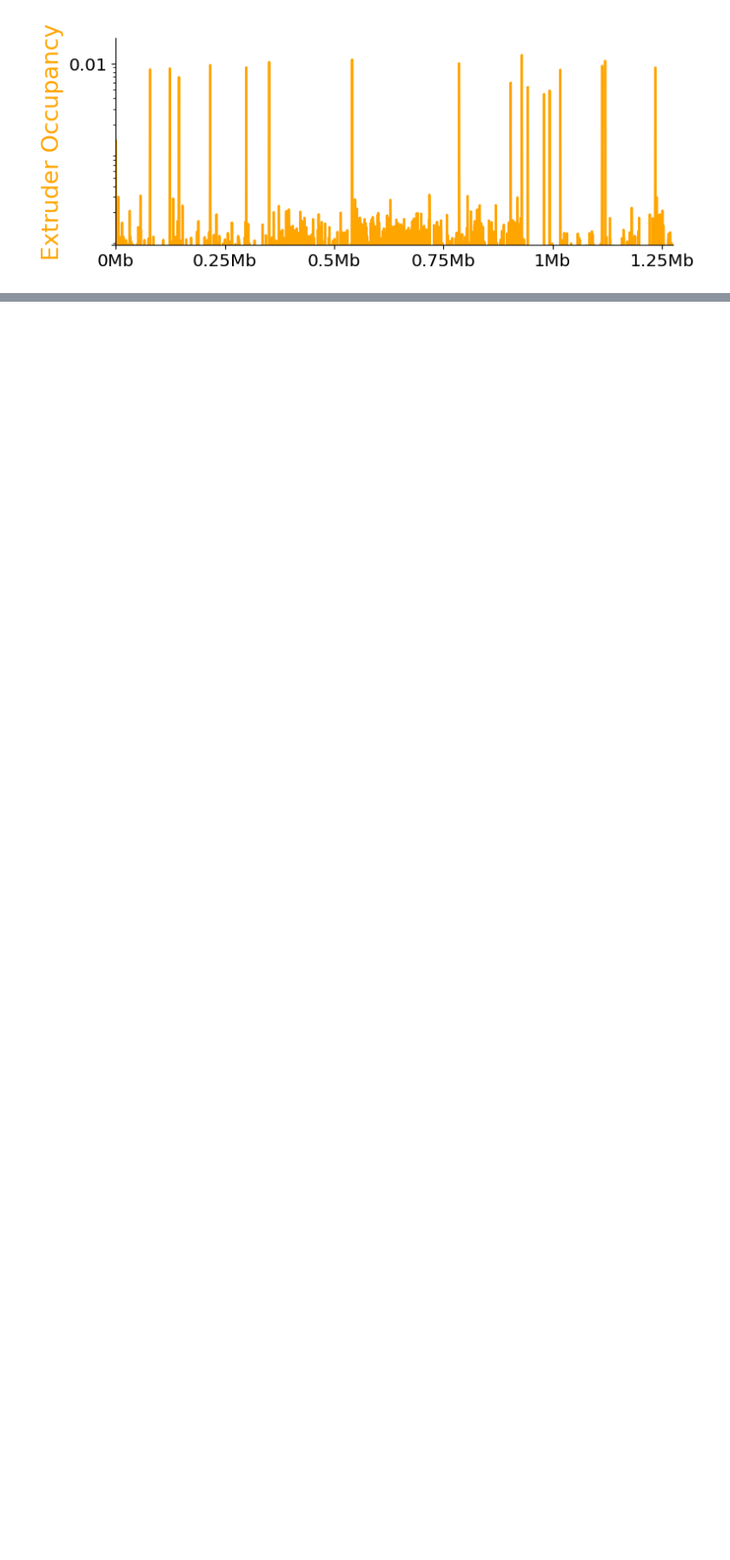
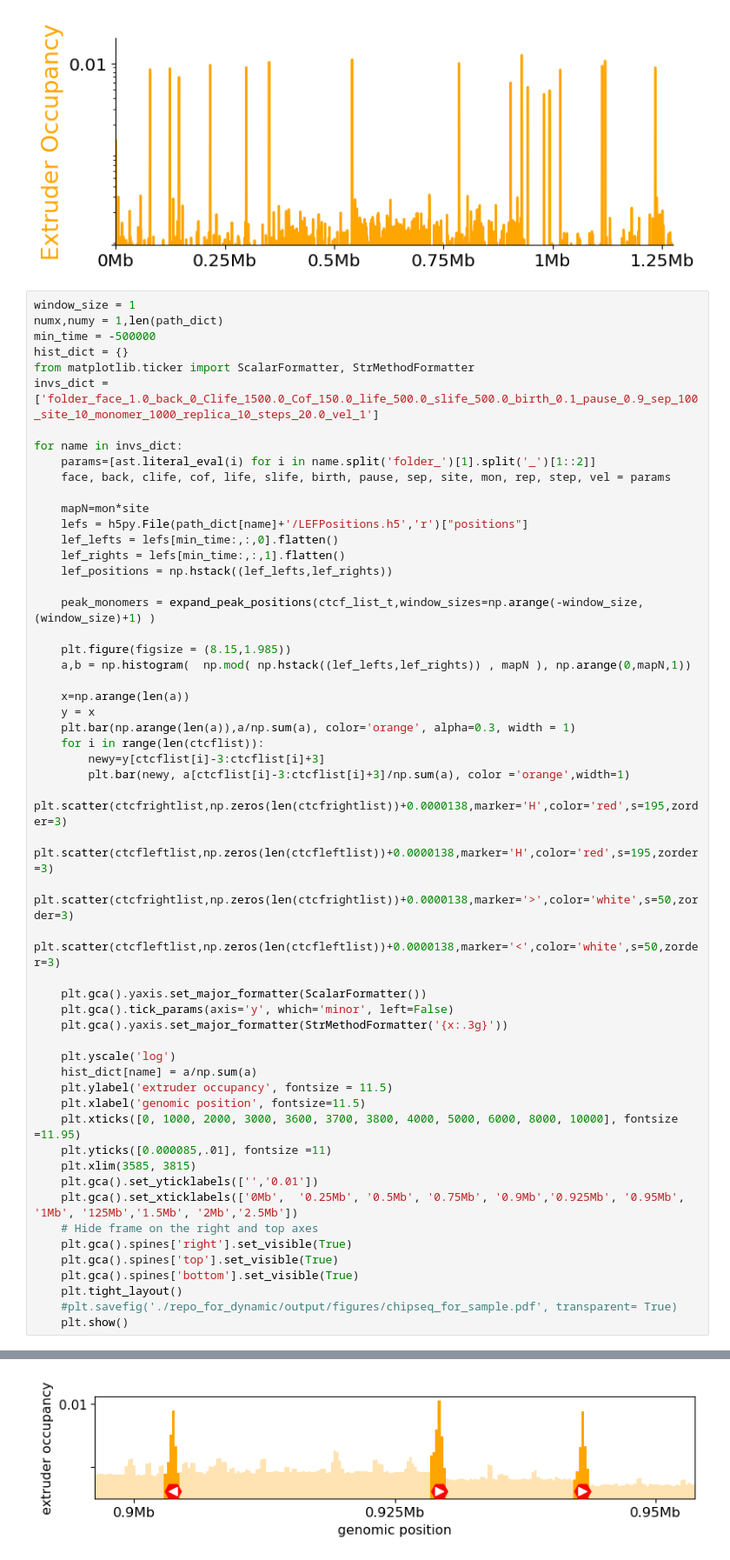
Before and after one commit to Fudenberg-Research-Group/dynamic_extrusion_boundaries, a Jupyter notebook: analysis/virtual_chip_seqs.ipynb, the cells around one changed output, grey strips where cells are left out. Shown at 87% size. Cells and saved outputs as stored; diff of their text form; blank space fills up the shorter version.

Commit message:
adding visualization for chip-seq cartoon

```diff
--- a/analysis/virtual_chip_seqs.ipynb
+++ b/analysis/virtual_chip_seqs.ipynb
@@ -202,3 +202,58 @@ for name in invs_dict:
 [figure]
 [figure]
 [figure]
+# %%
+window_size = 1
+numx,numy = 1,len(path_dict)
+min_time = -500000
+hist_dict = {}
+from matplotlib.ticker import ScalarFormatter, StrMethodFormatter
+invs_dict = ['folder_face_1.0_back_0_Clife_1500.0_Cof_150.0_life_500.0_slife_500.0_birth_0.1_pause_0.9_sep_100_site_10_monomer_1000_replica_10_steps_20.0_vel_1']
+
+for name in invs_dict:
+    params=[ast.literal_eval(i) for i in name.split('folder_')[1].split('_')[1::2]]
+    face, back, clife, cof, life, slife, birth, pause, sep, site, mon, rep, step, vel = params
+
+    mapN=mon*site
+    lefs = h5py.File(path_dict[name]+'/LEFPositions.h5','r')["positions"]
+    lef_lefts = lefs[min_time:,:,0].flatten()
+    lef_rights = lefs[min_time:,:,1].flatten()
+    lef_positions = np.hstack((lef_lefts,lef_rights))
+
+    peak_monomers = expand_peak_positions(ctcf_list_t,window_sizes=np.arange(-window_size,(window_size)+1) )
+
+    plt.figure(figsize = (8.15,1.985))
+    a,b = np.histogram(  np.mod( np.hstack((lef_lefts,lef_rights)) , mapN ), np.arange(0,mapN,1))
+
+    x=np.arange(len(a))
+    y = x
+    plt.bar(np.arange(len(a)),a/np.sum(a), color='orange', alpha=0.3, width = 1)
+    for i in range(len(ctcflist)):
+        newy=y[ctcflist[i]-3:ctcflist[i]+3]
+        plt.bar(newy, a[ctcflist[i]-3:ctcflist[i]+3]/np.sum(a), color ='orange',width=1)
+    plt.scatter(ctcfrightlist,np.zeros(len(ctcfrightlist))+0.0000138,marker='H',color='red',s=195,zorder=3)
+    plt.scatter(ctcfleftlist,np.zeros(len(ctcfleftlist))+0.0000138,marker='H',color='red',s=195,zorder=3)
+    plt.scatter(ctcfrightlist,np.zeros(len(ctcfrightlist))+0.0000138,marker='>',color='white',s=50,zorder=3)
+    plt.scatter(ctcfleftlist,np.zeros(len(ctcfleftlist))+0.0000138,marker='<',color='white',s=50,zorder=3)
+
+    plt.gca().yaxis.set_major_formatter(ScalarFormatter())
+    plt.gca().tick_params(axis='y', which='minor', left=False)
+    plt.gca().yaxis.set_major_formatter(StrMethodFormatter('{x:.3g}'))
+
+    plt.yscale('log')
+    hist_dict[name] = a/np.sum(a)
+    plt.ylabel('extruder occupancy', fontsize = 11.5)
+    plt.xlabel('genomic position', fontsize=11.5)
+    plt.xticks([0, 1000, 2000, 3000, 3600, 3700, 3800, 4000, 5000, 6000, 8000, 10000], fontsize =11.95)
+    plt.yticks([0.000085,.01], fontsize =11)
+    plt.xlim(3585, 3815)
+    plt.gca().set_yticklabels(['','0.01'])
+    plt.gca().set_xticklabels(['0Mb',  '0.25Mb', '0.5Mb', '0.75Mb', '0.9Mb','0.925Mb', '0.95Mb', '1Mb', '125Mb','1.5Mb', '2Mb','2.5Mb'])
+    # Hide frame on the right and top axes
+    plt.gca().spines['right'].set_visible(True)
+    plt.gca().spines['top'].set_visible(True)
+    plt.gca().spines['bottom'].set_visible(True)
+    plt.tight_layout()
+    #plt.savefig('./repo_for_dynamic/output/figures/chipseq_for_sample.pdf', transparent= True)
+    plt.show()
+# %% [output]
@@ -204,0 +261 @@ for name in invs_dict:
+[figure, added]
```
Also changed, not shown: parts of 2 cells of this notebook.
